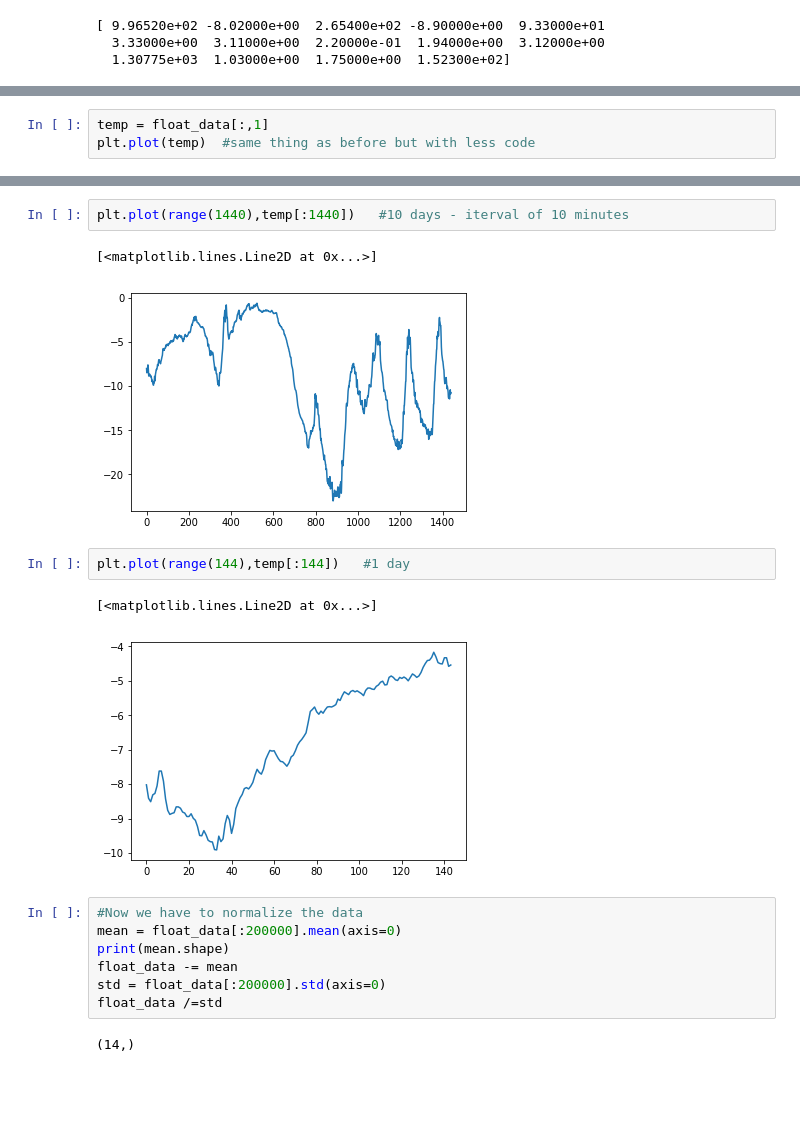
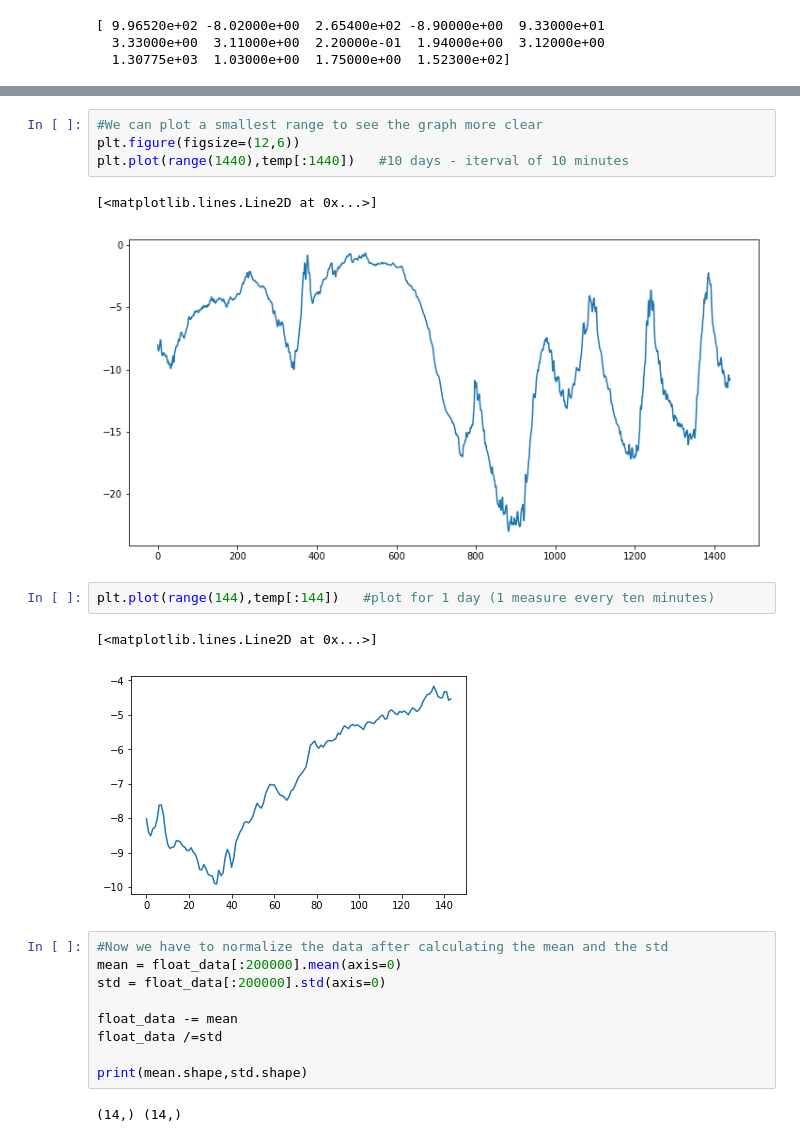
Before and after one commit to lbun/dsr, a Jupyter notebook: day6_timeseries.ipynb, the cells around one changed output, grey strips where cells are left out. Cells and saved outputs as stored; diff of their text form; blank space fills up the shorter version.

```diff
--- a/day6_timeseries.ipynb
+++ b/day6_timeseries.ipynb
@@ -53,3 +61,0 @@ plt.plot(range(len(temp)),temp)
-# %%
-temp = float_data[:,1]
-plt.plot(temp)  #same thing as before but with less code
@@ -59,19 +62,23 @@ plt.plot(temp)  #same thing as before but with less code
 # %%
+#We can plot a smallest range to see the graph more clear
+plt.figure(figsize=(12,6))
 plt.plot(range(1440),temp[:1440])   #10 days - iterval of 10 minutes
 # %% [output]
 [<matplotlib.lines.Line2D at 0x...>]
-[figure, old version]
+[figure, new version]
 # %%
-plt.plot(range(144),temp[:144])   #1 day
+plt.plot(range(144),temp[:144])   #plot for 1 day (1 measure every ten minutes)
 # %% [output]
 [<matplotlib.lines.Line2D at 0x...>]
 [figure]
 # %%
-#Now we have to normalize the data
+#Now we have to normalize the data after calculating the mean and the std
 mean = float_data[:200000].mean(axis=0)
-print(mean.shape)
+std = float_data[:200000].std(axis=0)
+
 float_data -= mean
-std = float_data[:200000].std(axis=0)
 float_data /=std
+
+print(mean.shape,std.shape)
 # %% [output]
-(14,)
+(14,) (14,)
```
Also changed, not shown: parts of 25 cells of this notebook.
